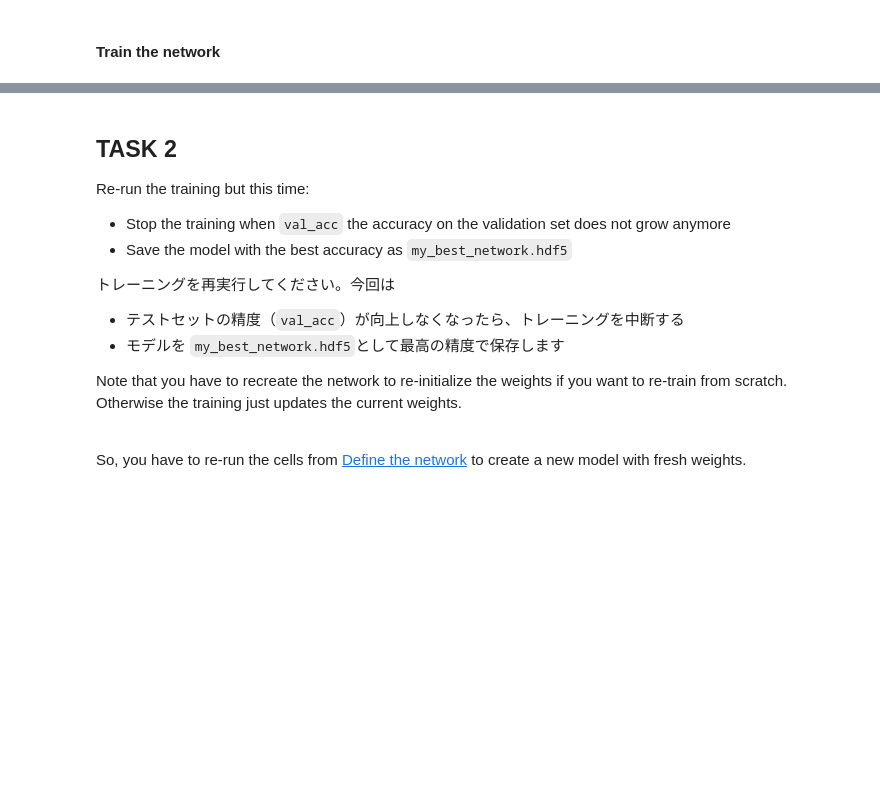
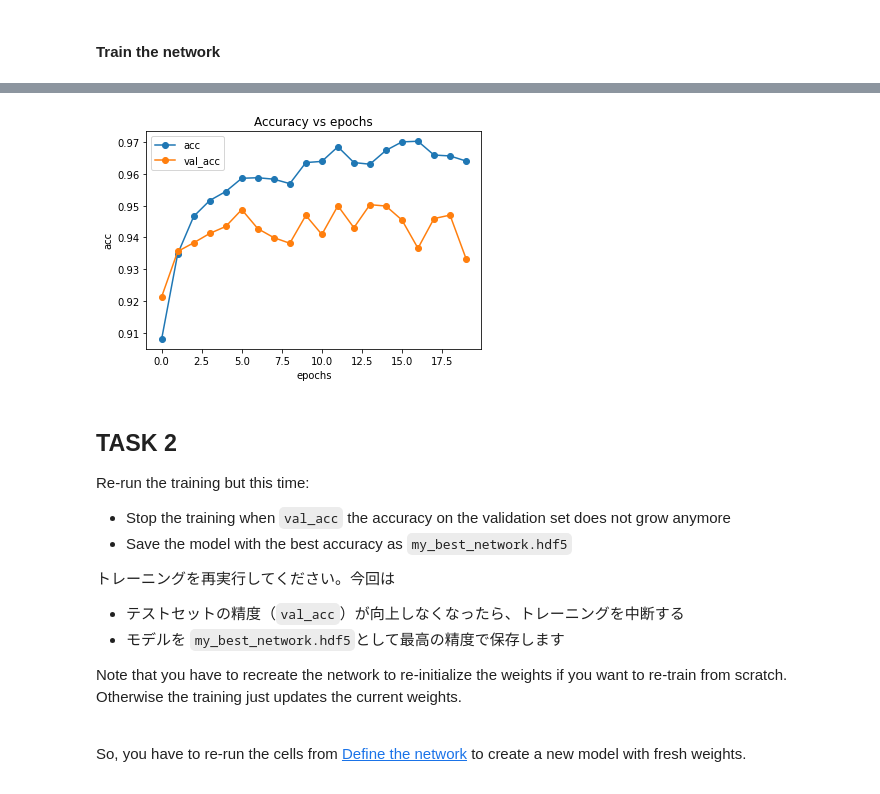
Before and after one commit to Tatsuemon/infoSystemPractice, a Jupyter notebook: day2/session2-playground2.ipynb, the cells around one changed output, grey strips where cells are left out. Drawn from its saved outputs; the diff is of its cells as text; code cells hidden in the pictures; blank space fills up the shorter version.

```diff
--- a/day2/session2-playground2.ipynb
+++ b/day2/session2-playground2.ipynb
@@ -81,3 +124,13 @@ Plot the evolution of the losses and accuracies.
+# %%
+# accuracy
+plt.plot(H.history['acc'], 'o-', label="acc")
+plt.plot(H.history['val_acc'], 'o-', label="val_acc")
+plt.xlabel("epochs")
+plt.ylabel("acc")
+plt.title("Accuracy vs epochs")
+plt.legend();
+# %% [output]
+[figure, added]
 # %% [markdown]
 ## TASK 2
 Re-run the training but this time:
```
Also changed, not shown: parts of 14 cells of this notebook, 16 other files.
